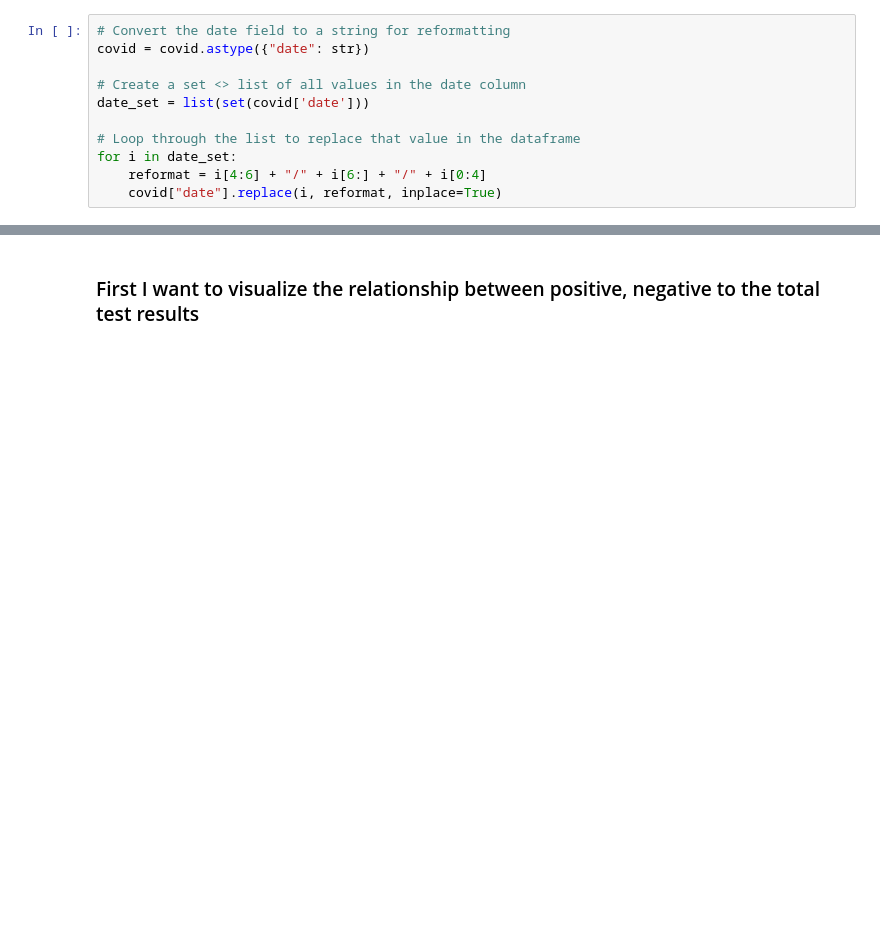
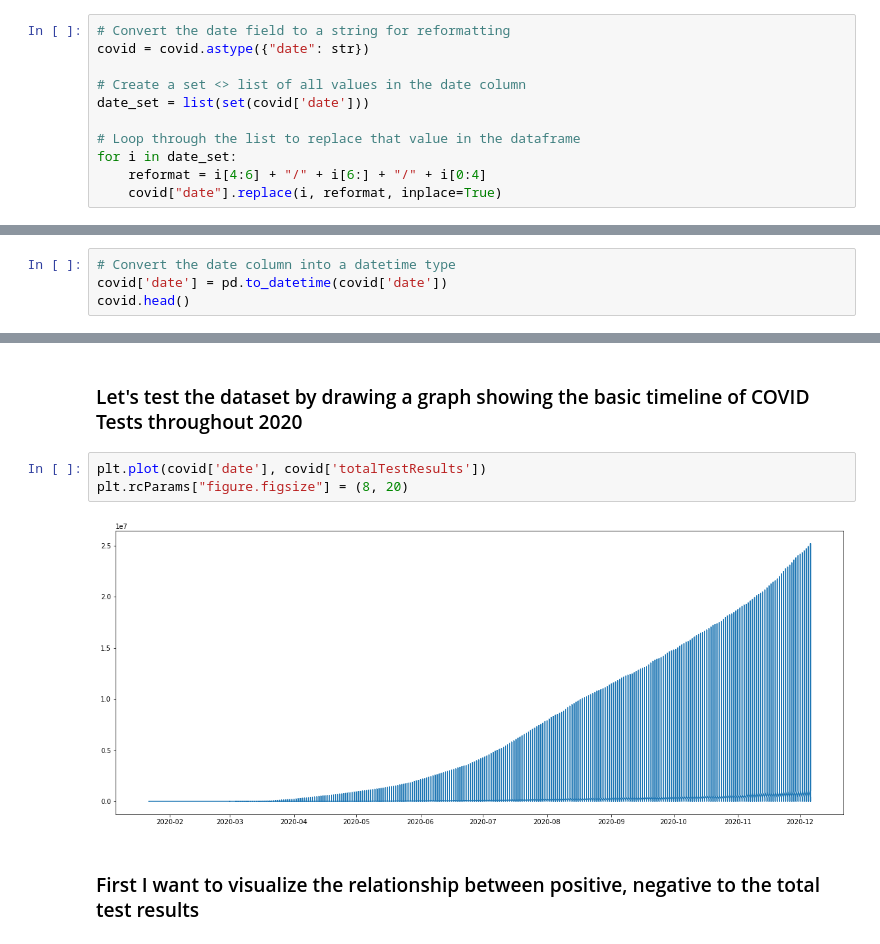
Before and after one commit to gianmillare/Covid-19-US-Analysis, a Jupyter notebook: COVID-19 Analysis.ipynb, the cells around one changed output, grey strips where cells are left out. Cells and saved outputs as stored; diff of their text form; blank space fills up the shorter version.

Commit message:
created first analysis showing the change in testing across 2020

```diff
--- a/COVID-19 Analysis.ipynb
+++ b/COVID-19 Analysis.ipynb
@@ -82,0 +54,4 @@ covid.head()
+# %%
+# Convert the date column into a datetime type
+covid['date'] = pd.to_datetime(covid['date'])
+covid.head()
@@ -83,2 +65,9 @@ covid.head()
+# %% [markdown]
+### Let's test the dataset by drawing a graph showing the basic timeline of COVID Tests throughout 2020
+# %%
+plt.plot(covid['date'], covid['totalTestResults'])
+plt.rcParams["figure.figsize"] = (8, 20)
+# %% [output]
+[figure, added]
 # %% [markdown]
 ### First I want to visualize the relationship between positive, negative to the total test results
```
Also changed, not shown: parts of 4 cells of this notebook.
